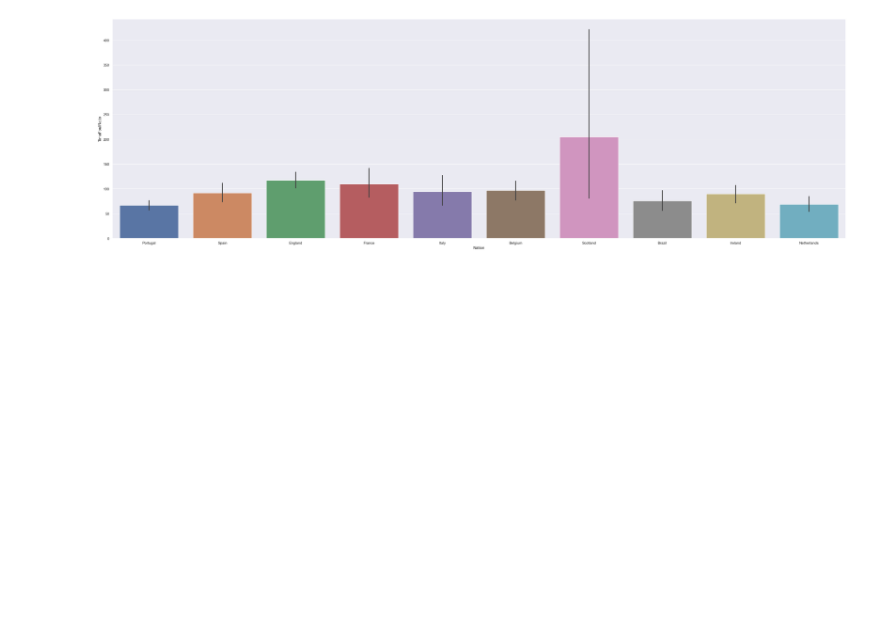
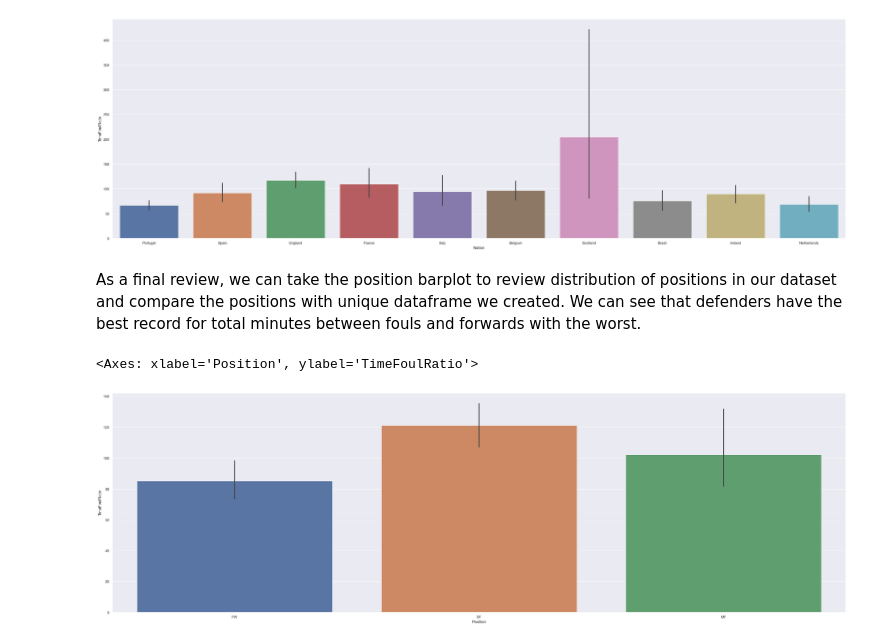
Before and after one commit to ascrivs/studious-couscous, a Jupyter notebook: DSA-Project.ipynb, the cells around one changed output. Saved outputs shown, nothing was run; the diff lists cells and outputs as text; code cells hidden in the pictures; blank space fills up the shorter version.

Commit message:
Final conclusions and barplots for positions

```diff
--- a/DSA-Project.ipynb
+++ b/DSA-Project.ipynb
@@ -504,3 +504,12 @@ ax.set_xticklabels(ax.get_xticklabels(), rotation=90)
  Text(34.5, 0, 'ABW'),
  Text(35.5, 0, 'ABL')]
 [figure]
+# %% [markdown]
+<p>
+As a final review, we can take the position barplot to review distribution of positions in our dataset and compare the positions with unique dataframe we created. We can see that defenders have the best record for total minutes between fouls and forwards with the worst.
+</p>
+# %%
+sbn.barplot(unique_player_df,x="Position",y="TimeFoulRatio")
+# %% [output]
+<Axes: xlabel='Position', ylabel='TimeFoulRatio'>
+[figure, added]
```
Also changed, not shown: parts of 1 cell of this notebook.
